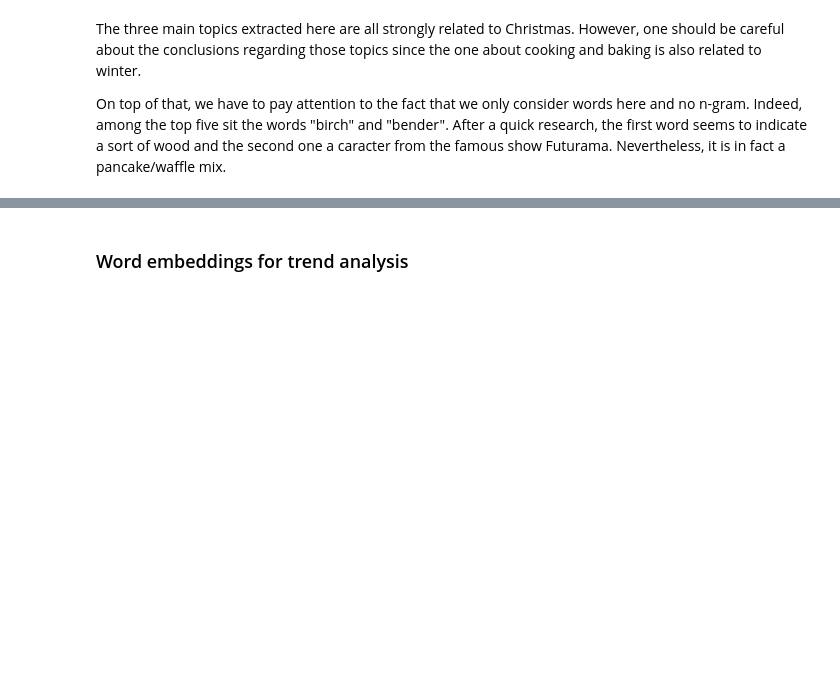
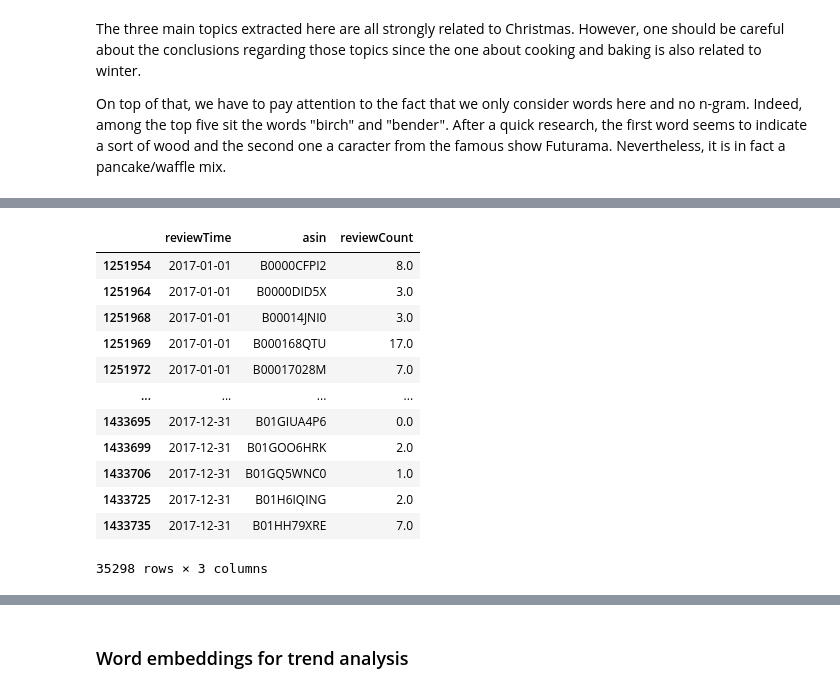
Before and after one commit to JulesssG/ADA-project, a Jupyter notebook: milestone_2.ipynb, the cells around one changed output, grey strips where cells are left out. Drawn from its saved outputs; the diff is of its cells as text; code cells hidden in the pictures; blank space fills up the shorter version.

```diff
--- a/milestone_2.ipynb
+++ b/milestone_2.ipynb
@@ -1062,0 +1141,20 @@ On top of that, we have to pay attention to the fact that we only consider words
+# %%
+reviews_2017_weeks_nc = reviews_2017_weeks.loc[~reviews_2017_weeks.asin.isin(christmas_asins)]
+reviews_2017_median = reviews_2017_weeks_nc.groupby(['asin'])['reviewCount'].median()
+asins_filtered = reviews_2017_median[reviews_2017_median > 2].index.to_numpy()
+reviews_2017_filtered = reviews_2017_weeks_nc[reviews_2017_weeks.asin.isin(asins_filtered)]
+reviews_2017_filtered
+# %% [output]
+|  | reviewTime | asin | reviewCount |
+| 1251954 | 2017-01-01 | B0000CFPI2 | 8.0 |
+| 1251964 | 2017-01-01 | B0000DID5X | 3.0 |
+| 1251968 | 2017-01-01 | B00014JNI0 | 3.0 |
+| 1251969 | 2017-01-01 | B000168QTU | 17.0 |
+| 1251972 | 2017-01-01 | B00017028M | 7.0 |
+| ... | ... | ... | ... |
+| 1433695 | 2017-12-31 | B01GIUA4P6 | 0.0 |
+| 1433699 | 2017-12-31 | B01GOO6HRK | 2.0 |
+| 1433706 | 2017-12-31 | B01GQ5WNC0 | 1.0 |
+| 1433725 | 2017-12-31 | B01H6IQING | 2.0 |
+| 1433735 | 2017-12-31 | B01HH79XRE | 7.0 |
+35298 rows × 3 columns
```
Also changed, not shown: parts of 33 cells of this notebook.
